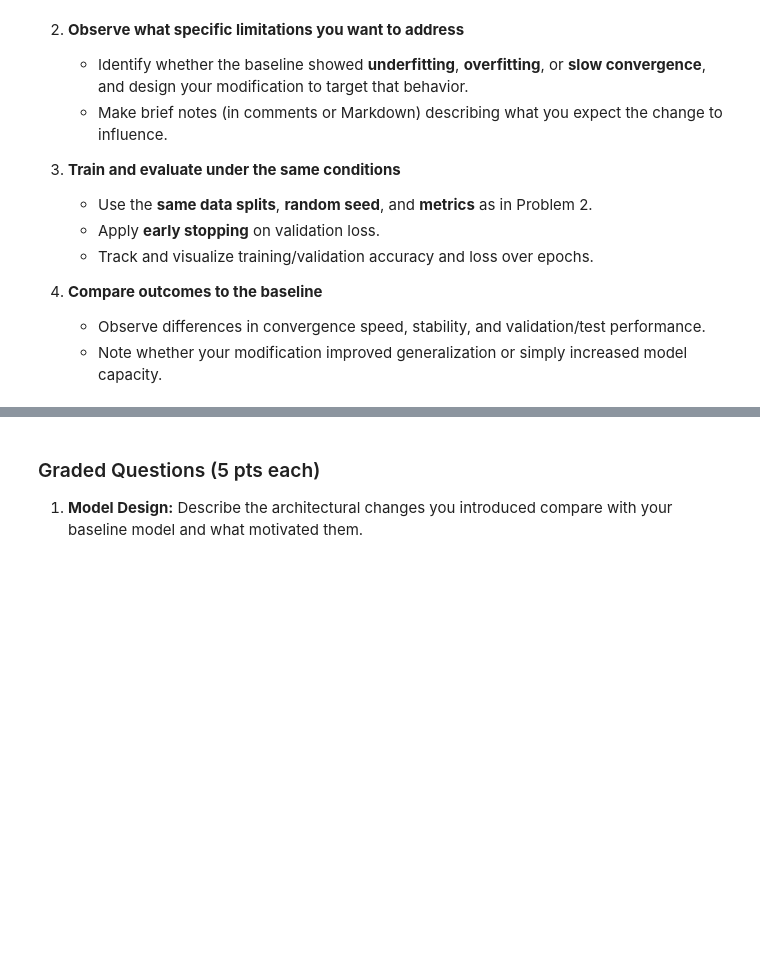
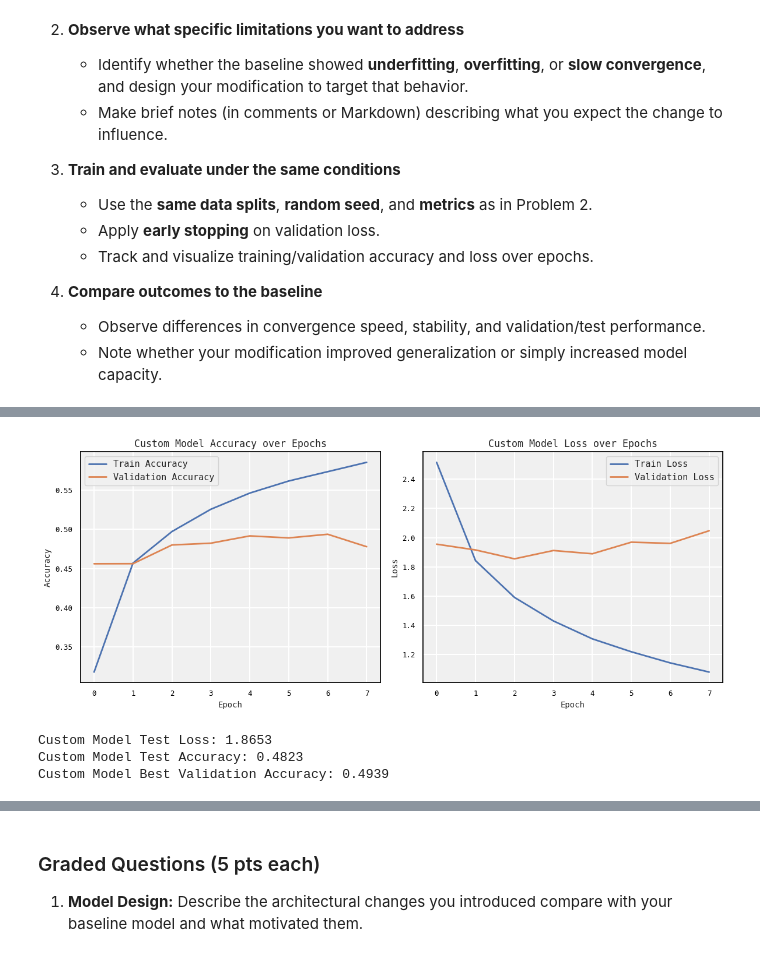
Before and after one commit to ushak1984/DX703-HuffPost-News-Analysis-Milestone2, a Jupyter notebook: Milestone_02.ipynb, the cells around one changed output, grey strips where cells are left out. Saved outputs shown, nothing was run; the diff lists cells and outputs as text; code cells hidden in the pictures; blank space fills up the shorter version.

```diff
--- a/Milestone_02.ipynb
+++ b/Milestone_02.ipynb
@@ -1115,0 +1078,9 @@ This problem focuses on experimentation: apply one or two clear architectural ch
+# %%
+# Compile the custom model
+custom_model.compile(
+    optimizer=Adam(learning_rate=1e-3),
+    loss='sparse_categorical_crossentropy',
+    metrics=['accuracy']
+)
+
+print("Custom model compiled successfully!")
@@ -1115,0 +1130,44 @@ This problem focuses on experimentation: apply one or two clear architectural ch
+# %%
+# Plotting training and validation metrics
+def plot_history(history, model_name):
+    plt.figure(figsize=(12, 5))
+
+    # Plot Accuracy
+    plt.subplot(1, 2, 1)
+    plt.plot(history.history['accuracy'], label='Train Accuracy')
+    plt.plot(history.history['val_accuracy'], label='Validation Accuracy')
+    plt.title(f'{model_name} Accuracy over Epochs')
+    plt.xlabel('Epoch')
+    plt.ylabel('Accuracy')
+    plt.legend()
+    plt.grid(True)
+
+    # Plot Loss
+    plt.subplot(1, 2, 2)
+    plt.plot(history.history['loss'], label='Train Loss')
+    plt.plot(history.history['val_loss'], label='Validation Loss')
+    plt.title(f'{model_name} Loss over Epochs')
+    plt.xlabel('Epoch')
+    plt.ylabel('Loss')
+    plt.legend()
+    plt.grid(True)
+
+    plt.tight_layout()
+    plt.show()
+
+plot_history(history_custom, "Custom Model")
+# %% [output]
+[figure, added]
+# %%
+# Evaluate custom model on test set
+loss_custom, accuracy_custom = custom_model.evaluate(X_test, y_test, verbose=0)
+print(f"\nCustom Model Test Loss: {loss_custom:.4f}")
+print(f"Custom Model Test Accuracy: {accuracy_custom:.4f}")
+
+# Get validation accuracy at best epoch
+best_val_accuracy_custom = max(history_custom.history['val_accuracy'])
+print(f"Custom Model Best Validation Accuracy: {best_val_accuracy_custom:.4f}")
+# %% [output]
+Custom Model Test Loss: 1.8653
+Custom Model Test Accuracy: 0.4823
+Custom Model Best Validation Accuracy: 0.4939
```
Also changed, not shown: parts of 50 cells of this notebook.
